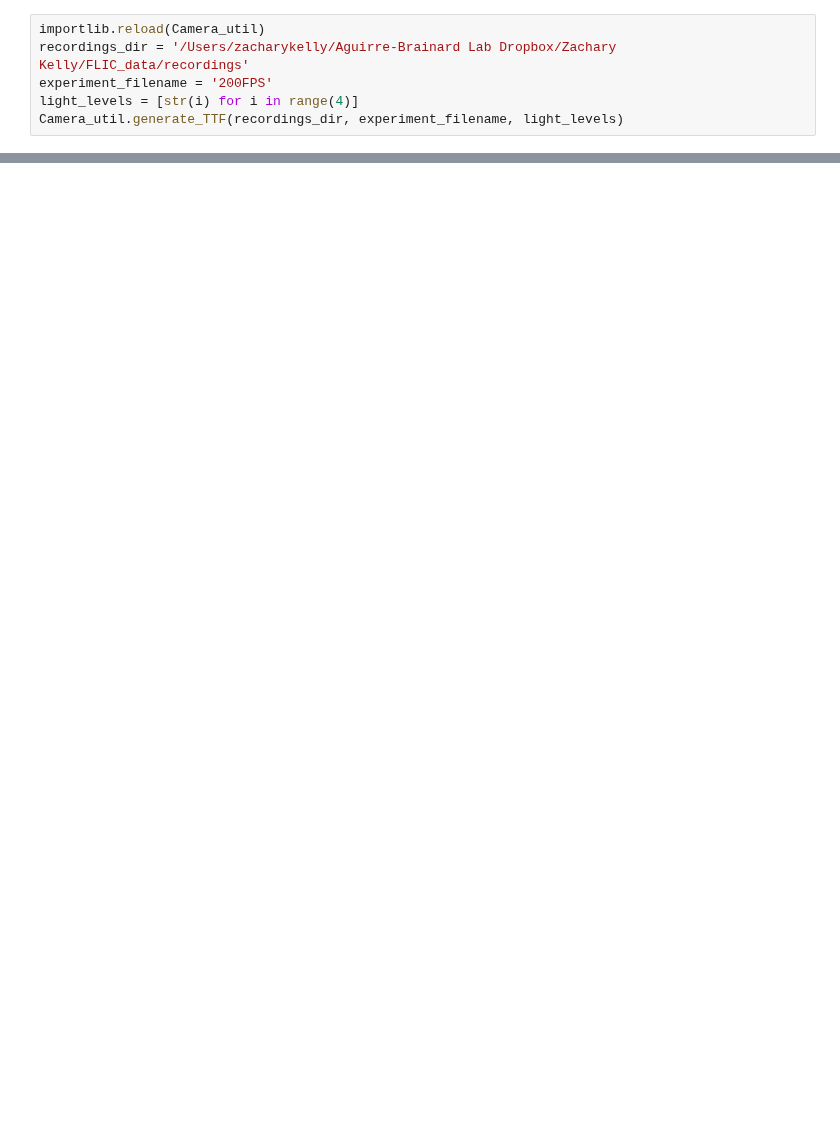
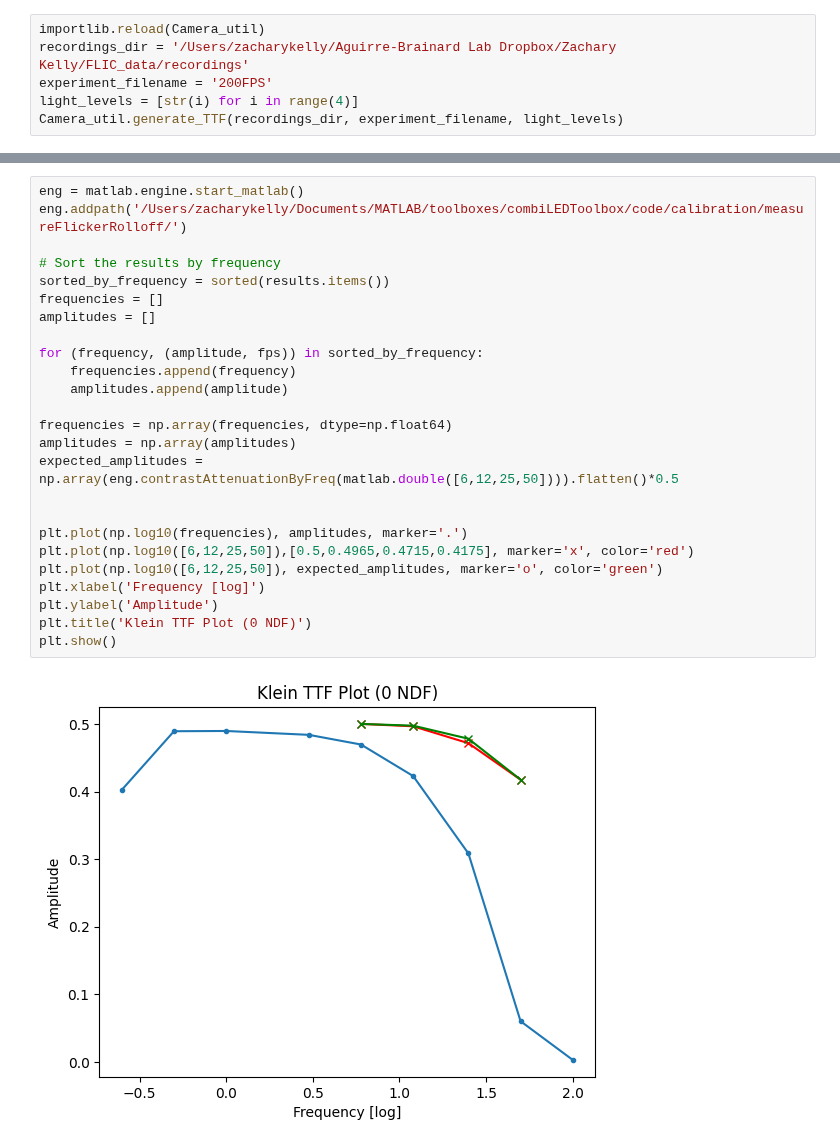
Before and after one commit to gkaguirrelab/combiExperiments, a Jupyter notebook: code/lightLogger/camera/playground.ipynb, the cells around one changed output, grey strips where cells are left out. Drawn from its saved outputs; the diff is of its cells as text; blank space fills up the shorter version.

```diff
--- a/code/lightLogger/camera/playground.ipynb
+++ b/code/lightLogger/camera/playground.ipynb
@@ -99,0 +67,27 @@ plt.show()
+# %%
+eng = matlab.engine.start_matlab()
+eng.addpath('/Users/zacharykelly/Documents/MATLAB/toolboxes/combiLEDToolbox/code/calibration/measureFlickerRolloff/')
+
+# Sort the results by frequency
+sorted_by_frequency = sorted(results.items())
+frequencies = []
+amplitudes = []
+
+for (frequency, (amplitude, fps)) in sorted_by_frequency:
+    frequencies.append(frequency)
+    amplitudes.append(amplitude)
+
+frequencies = np.array(frequencies, dtype=np.float64)
+amplitudes = np.array(amplitudes)
+expected_amplitudes = np.array(eng.contrastAttenuationByFreq(matlab.double([6,12,25,50]))).flatten()*0.5
+
+
+plt.plot(np.log10(frequencies), amplitudes, marker='.')
+plt.plot(np.log10([6,12,25,50]),[0.5,0.4965,0.4715,0.4175], marker='x', color='red')
+plt.plot(np.log10([6,12,25,50]), expected_amplitudes, marker='o', color='green')
+plt.xlabel('Frequency [log]')
+plt.ylabel('Amplitude')
+plt.title('Klein TTF Plot (0 NDF)')
+plt.show()
+# %% [output]
+[figure, added]
```
Also changed, not shown: parts of 5 cells of this notebook, 1 other file.
